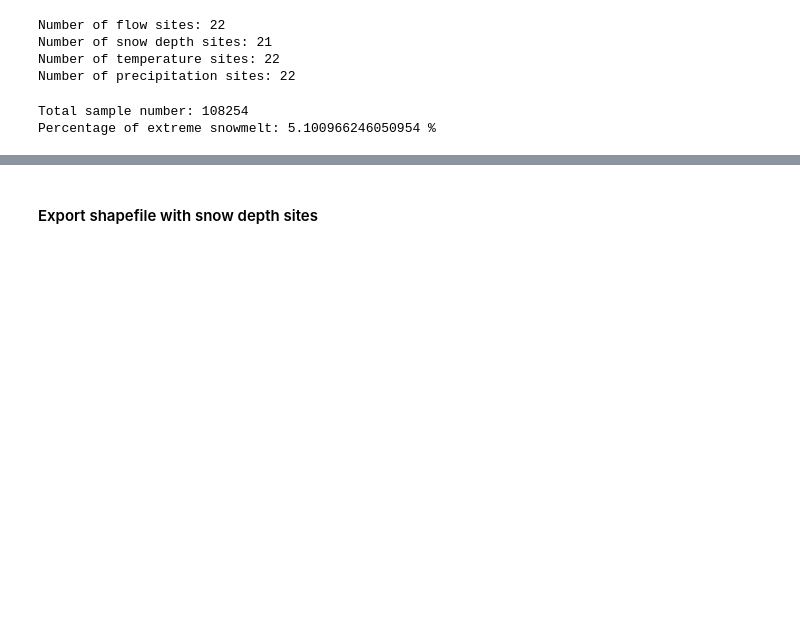
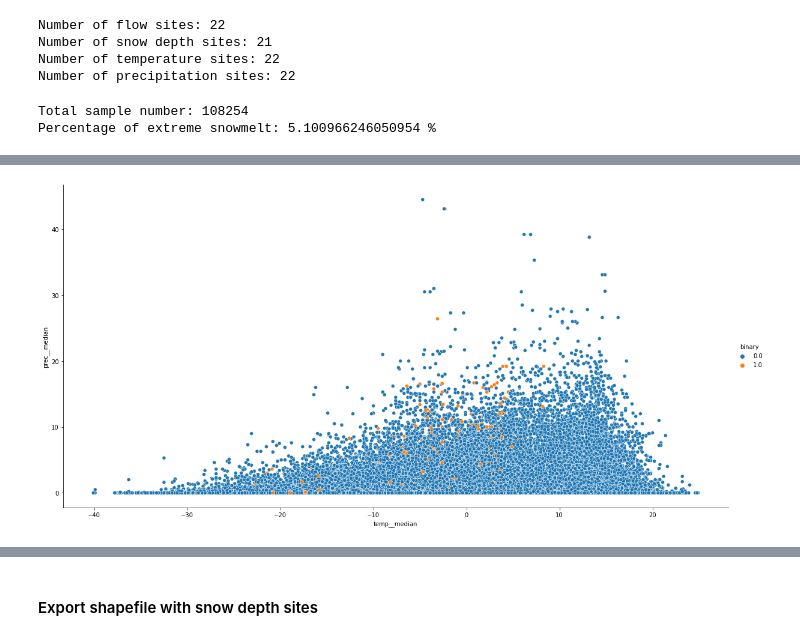
Before and after one commit to cbaggini/extreme-snowmelt-forecast, a Jupyter notebook: results.ipynb, the cells around one changed output, grey strips where cells are left out. Saved outputs shown, nothing was run; the diff lists cells and outputs as text; code cells hidden in the pictures; blank space fills up the shorter version.

```diff
--- a/results.ipynb
+++ b/results.ipynb
@@ -42,0 +48,27 @@ g.set(xlabel='Year', ylabel='Extreme snowmelt events (%)')
+# %%
+## Recreate rolled dataframe with minimal features and undersample it (2 days, time lag zero)
+all_data_clean = pd.read_csv('../all_data_clean.csv')
+df_rolled = roll_time_series(
+    all_data_clean[['date', 'flow_site_id', 'prec', 'temp', 'flow', 'binary']], column_id="flow_site_id", column_sort="date", max_timeshift=2, min_timeshift=2 - 1, n_jobs=20)
+X_features_all = extract_features(
+	df_rolled.drop(["binary", "flow_site_id"], axis=1), column_id='id', column_sort='date',
+	n_jobs=20, disable_progressbar=False, default_fc_parameters=MinimalFCParameters())
+# %%
+X_features_all['unique_id'] = X_features_all.index
+
+all_data_clean['shifted_date'] = pd.to_datetime(
+    all_data_clean.date) + pd.Timedelta(days=10)
+all_data_clean['shifted_date'] = all_data_clean['shifted_date'].dt.strftime(
+    '%Y-%m-%d')
+all_data_clean['unique_id'] = list(
+    zip(all_data_clean.flow_site_id, all_data_clean.shifted_date))
+all_data_clean = all_data_clean.dropna()
+
+X_features_all = X_features_all.reset_index(drop=True)
+
+X_features_all = pd.merge(X_features_all, all_data_clean[[
+                          'binary', 'unique_id']], how='left', on='unique_id')
+X_features_all = X_features_all.set_index(
+    X_features_all['unique_id'], drop=True)
+X_features_all = X_features_all.dropna()
+X_features_all.head()
@@ -42,0 +84,4 @@ g.set(xlabel='Year', ylabel='Extreme snowmelt events (%)')
+# %%
+g = sns.relplot(x="temp__median", y="prec__median", hue='binary', data=X_features_all, kind="scatter", height=8, aspect=2)
+# %% [output]
+[figure, added]
```
Also changed, not shown: parts of 4 cells of this notebook, 1 other file.
